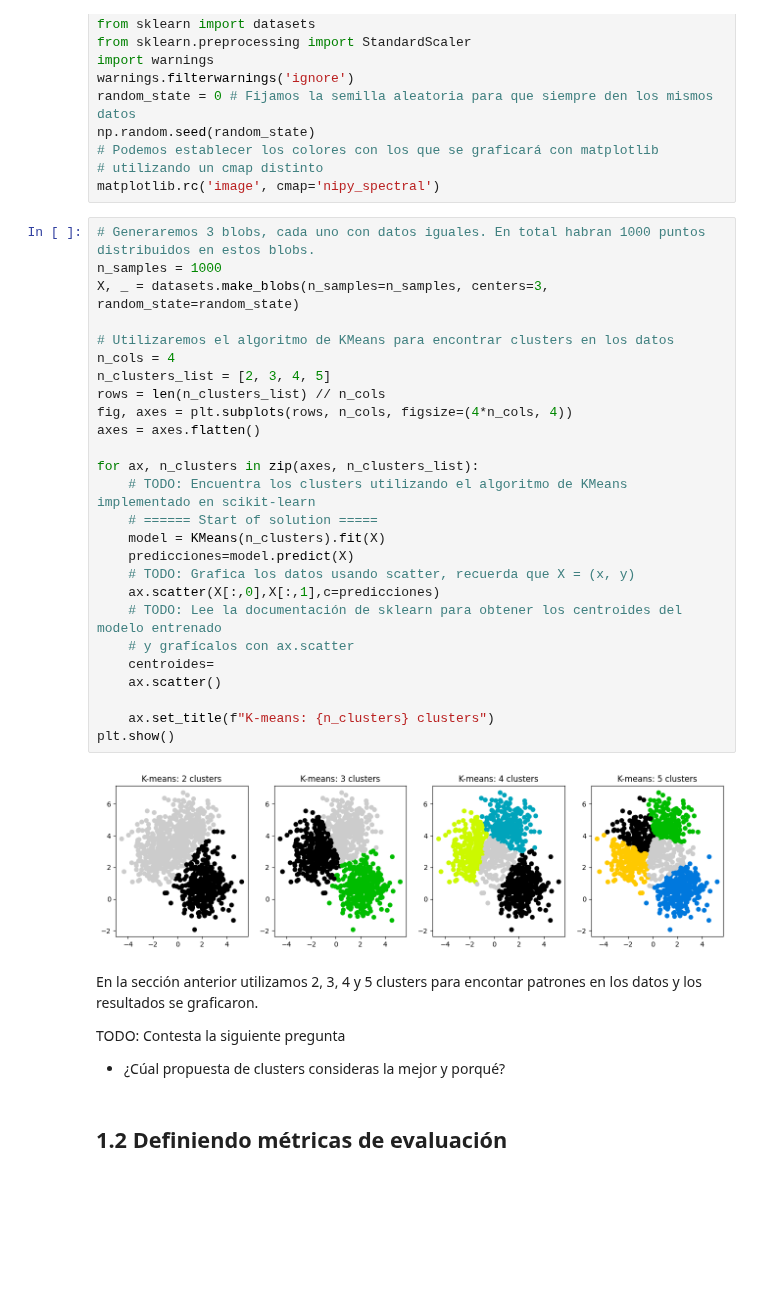
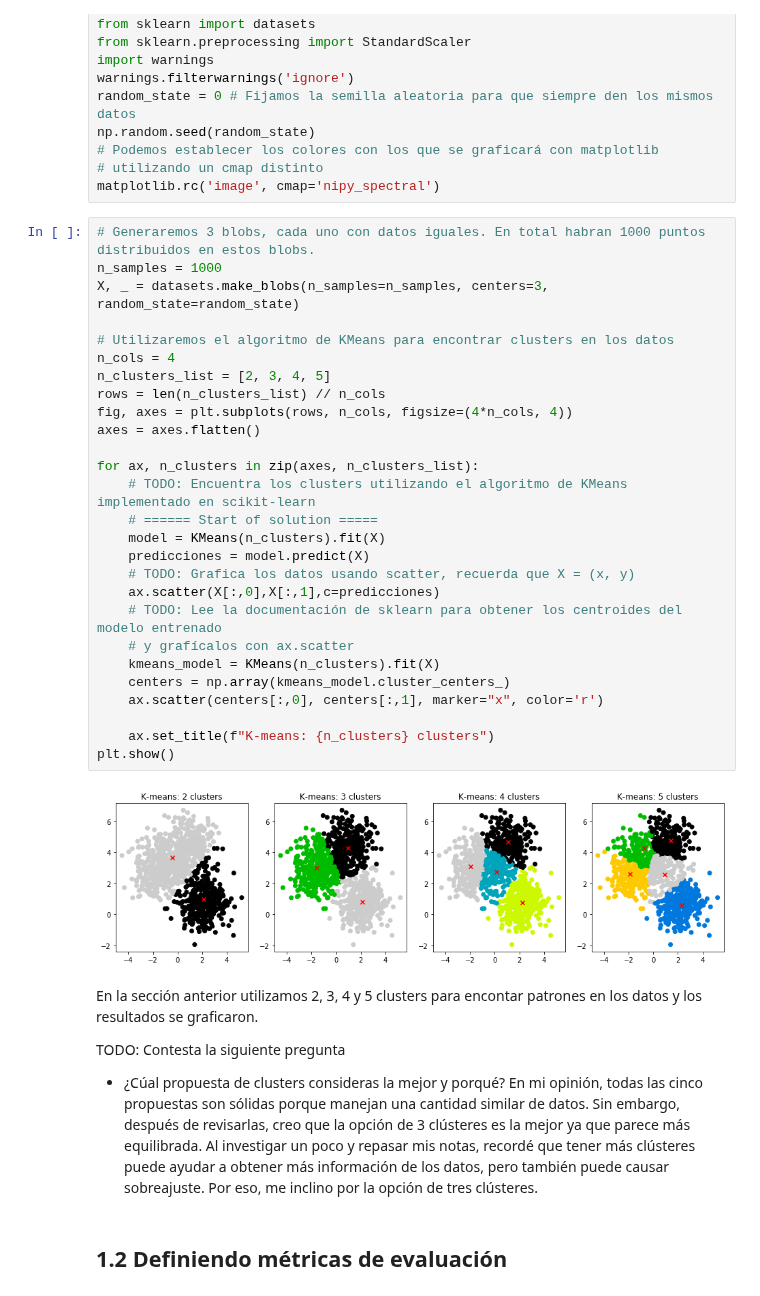
Before and after one commit to israelito123/SI24_LosCapybaros, a Jupyter notebook: src/si24/ejercicios/E05_unsupervised/clustering.ipynb, the cells around one changed output. Saved outputs shown, nothing was run; the diff lists cells and outputs as text; blank space fills up the shorter version.

```diff
--- a/src/si24/ejercicios/E05_unsupervised/clustering.ipynb
+++ b/src/si24/ejercicios/E05_unsupervised/clustering.ipynb
@@ -22,37 +22,39 @@ matplotlib.rc('image', cmap='nipy_spectral')
 # %%
 # Generaremos 3 blobs, cada uno con datos iguales. En total habran 1000 puntos distribuidos en estos blobs.
 n_samples = 1000
 X, _ = datasets.make_blobs(n_samples=n_samples, centers=3, random_state=random_state)
 
 # Utilizaremos el algoritmo de KMeans para encontrar clusters en los datos
 n_cols = 4
 n_clusters_list = [2, 3, 4, 5]
 rows = len(n_clusters_list) // n_cols
 fig, axes = plt.subplots(rows, n_cols, figsize=(4*n_cols, 4))
 axes = axes.flatten()
 
 for ax, n_clusters in zip(axes, n_clusters_list):
     # TODO: Encuentra los clusters utilizando el algoritmo de KMeans implementado en scikit-learn
     # ====== Start of solution =====
     model = KMeans(n_clusters).fit(X)
-    predicciones=model.predict(X)
+    predicciones = model.predict(X)
     # TODO: Grafica los datos usando scatter, recuerda que X = (x, y)
     ax.scatter(X[:,0],X[:,1],c=predicciones)
     # TODO: Lee la documentación de sklearn para obtener los centroides del modelo entrenado
     # y grafícalos con ax.scatter
-    centroides=
-    ax.scatter()
+    kmeans_model = KMeans(n_clusters).fit(X)
+    centers = np.array(kmeans_model.cluster_centers_)
+    ax.scatter(centers[:,0], centers[:,1], marker="x", color='r')
 
     ax.set_title(f"K-means: {n_clusters} clusters")
 plt.show()
 # %% [output]
-[figure, old version]
+[figure, new version]
 # %% [markdown]
 En la sección anterior utilizamos 2, 3, 4 y 5 clusters para encontar patrones en los datos y los resultados se graficaron.
 
 TODO: Contesta la siguiente pregunta
 
 - ¿Cúal propuesta de clusters consideras la mejor y porqué?
+En mi opinión, todas las cinco propuestas son sólidas porque manejan una cantidad similar de datos. Sin embargo, después de revisarlas, creo que la opción de 3 clústeres es la mejor ya que parece más equilibrada. Al investigar un poco y repasar mis notas, recordé que tener más clústeres puede ayudar a obtener más información de los datos, pero también puede causar sobreajuste. Por eso, me inclino por la opción de tres clústeres.
 # %% [markdown]
 ## 1.2 Definiendo métricas de evaluación
 # %% [markdown]
```
Also changed, not shown: parts of 6 cells of this notebook.
